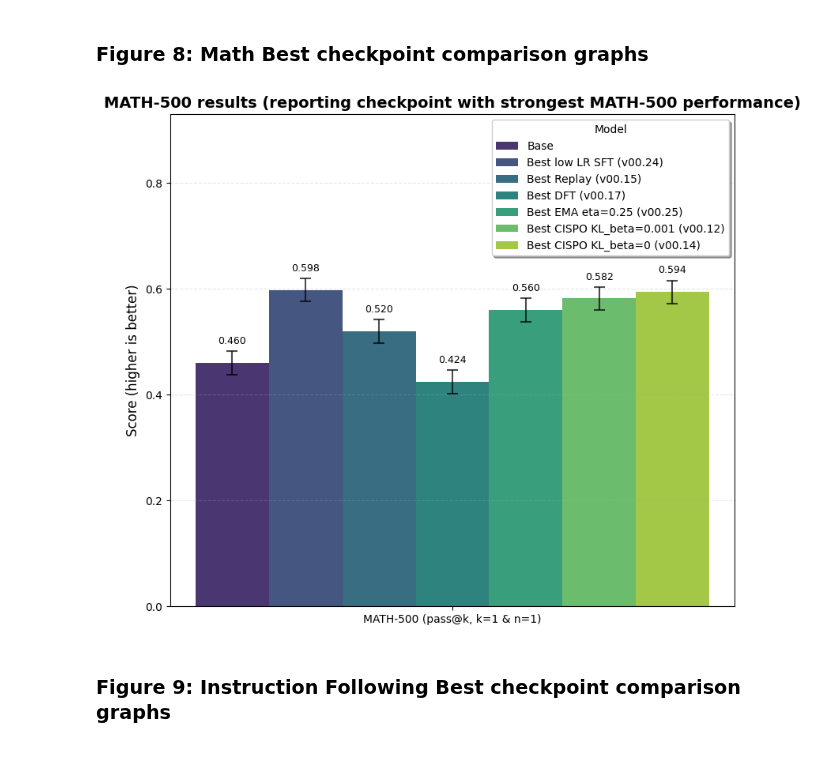
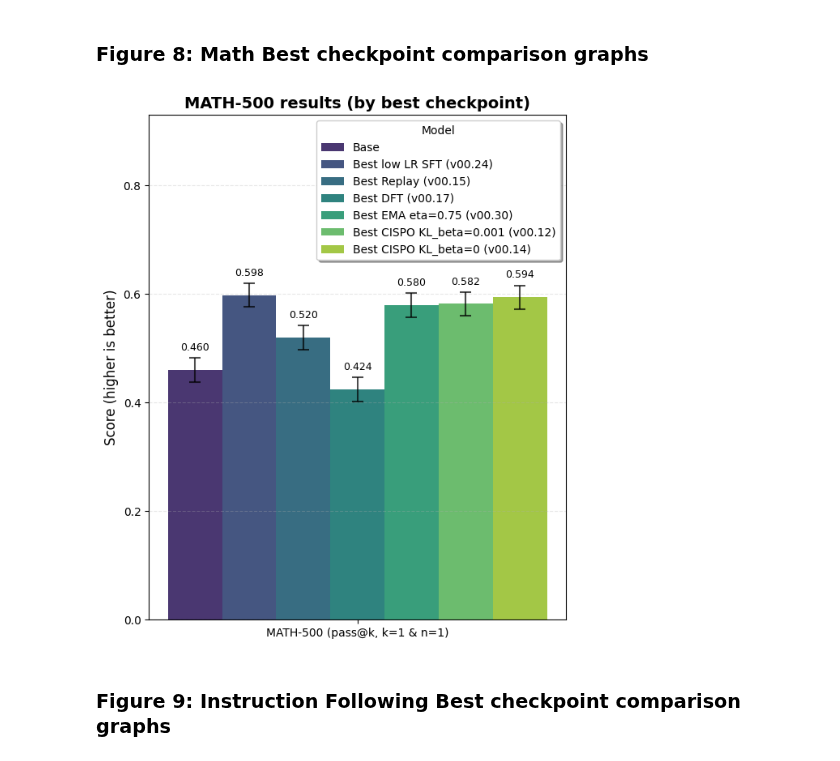
Before and after one commit to Neelectric/open-r1_safety, a Jupyter notebook: data_viz/prep_paper_data_viz.ipynb, the cells around one changed output. Cells and saved outputs as stored; diff of their text form; code cells hidden in the pictures.

```diff
--- a/data_viz/prep_paper_data_viz.ipynb
+++ b/data_viz/prep_paper_data_viz.ipynb
@@ -245,7 +241,7 @@ RESULTS = {
     "Best low LR SFT":                      ("v00.24",   (0.598, 0.0219),  (0.4843, 0.0215),  (0.1267, 0.0192)),
     "Best Replay":                          ("v00.15",   (0.520, 0.0224),  (0.5619, 0.0214),  (0.1533, 0.0208)),
     "Best DFT":                             ("v00.17",   (0.424, 0.0221),  (0.3771, 0.0209),  (0.1067, 0.0179)),
-    "Best EMA eta=0.25":                    ("v00.25",   (0.560, 0.0222),  (0.4713, 0.0215),  (0.1500, 0.0206)),
+    "Best EMA eta=0.75":                    ("v00.30",   (0.580, 0.0221),  (0.4695, 0.0215),  (0.1267, 0.0192)),
     "Best CISPO KL_beta=0.001":             ("v00.12",   (0.582, 0.0221),  (0.6784, 0.0201),  (0.2200, 0.0240)),
     "Best CISPO KL_beta=0":                 ("v00.14",   (0.594, 0.0220),  (0.6359, 0.0207),  (0.1900, 0.0227)),
 }
@@ -265,7 +261,7 @@ df = df[df['Benchmark'].isin(['MATH-500'])]
 
 df['Benchmark'] = 'MATH-500 (pass@k, k=1 & n=1)'
 
-fig, ax = plt.subplots(figsize=(8, 7))
+fig, ax = plt.subplots(figsize=(6, 7))
 n = len(df)
 palette = sns.color_palette("viridis", n)
 
@@ -274,35 +270,35 @@ bars = sns.barplot(data=df, x='Benchmark', y='Value', hue='Model', ax=ax, palett
 x_pos = []
 y_pos = []
 errors = []
 
 # adding stderr vals to all bars
 for i, container in enumerate(ax.containers):
     for bar in container:
         x_pos.append(bar.get_x() + bar.get_width() / 2)
         y_pos.append(bar.get_height())
     errors.append(df.iloc[i]['Stderr'])
 ax.errorbar(x_pos, y_pos, yerr=errors, fmt='none',
             color='black', capsize=5, capthick=1.5,
             elinewidth=1.5, alpha=0.7, zorder=10)
 
 # i prefer adding bar labels on top of bars to actually see the values
 for container in ax.containers:
     if isinstance(container, BarContainer):
         ax.bar_label(container, fmt='%.3f', padding=15, fontsize=9)
 
 ax.set_xlabel('')
 ax.set_ylabel('Score (higher is better)', fontsize=12)
-ax.set_title('MATH-500 results (reporting checkpoint with strongest MATH-500 performance)', fontsize=14, fontweight='bold')
+ax.set_title('MATH-500 results (by best checkpoint)', fontsize=14, fontweight='bold')
 ax.legend(title='Model', frameon=True, fancybox=True, shadow=True)
 ax.grid(axis='y', alpha=0.3, linestyle='--')
 
 # Set y-axis limit to give room for labels and error bars
 ax.set_ylim(0, max(df['Value'] + df['Stderr']) * 1.5)
 
 plt.tight_layout()
 plt.show()
 # %% [output]
-[figure, old version]
+[figure, new version]
 # %% [markdown]
 ### Figure 9: Instruction Following Best checkpoint comparison graphs
 # %%
```
Also changed, not shown: parts of 7 cells of this notebook, 3 other files.
